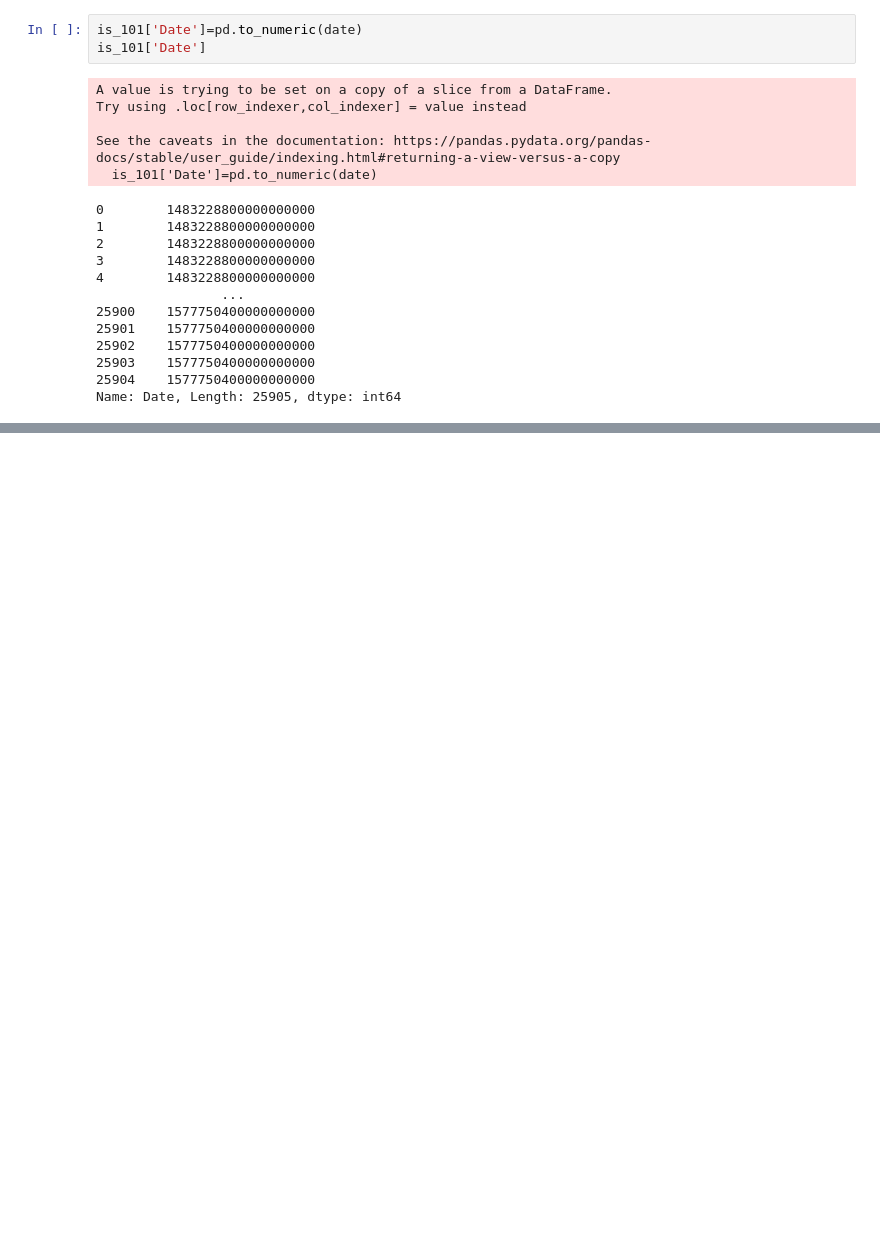
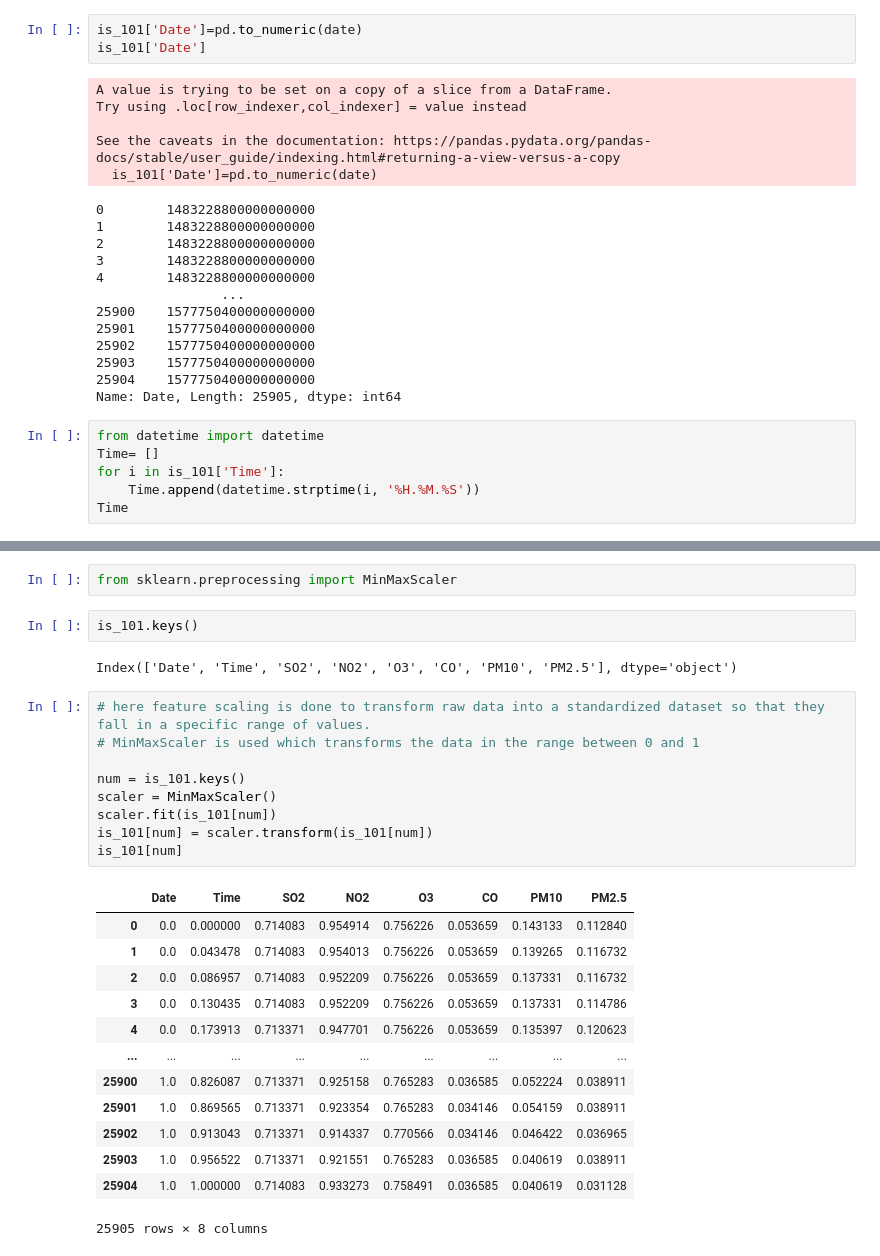
Before and after one commit to HanSaemLee/MachineLearning, a Jupyter notebook: 과제를똑같이만들어봄.ipynb, the cells around one changed output, grey strips where cells are left out. Saved outputs shown, nothing was run; the diff lists cells and outputs as text; blank space fills up the shorter version.

```diff
--- a/과제를똑같이만들어봄.ipynb
+++ b/과제를똑같이만들어봄.ipynb
@@ -287,3 +291,9 @@ See the caveats in the documentation: https://pandas.pydata.org/pandas-docs/stab
 25903    1577750400000000000
 25904    1577750400000000000
 Name: Date, Length: 25905, dtype: int64
+# %%
+from datetime import datetime
+Time= []
+for i in is_101['Time']:
+    Time.append(datetime.strptime(i, '%H.%M.%S'))
+Time
@@ -289,0 +379,29 @@ Name: Date, Length: 25905, dtype: int64
+# %%
+from sklearn.preprocessing import MinMaxScaler
+# %%
+is_101.keys()
+# %% [output]
+Index(['Date', 'Time', 'SO2', 'NO2', 'O3', 'CO', 'PM10', 'PM2.5'], dtype='object')
+# %%
+# here feature scaling is done to transform raw data into a standardized dataset so that they fall in a specific range of values.
+# MinMaxScaler is used which transforms the data in the range between 0 and 1
+
+num = is_101.keys()
+scaler = MinMaxScaler()
+scaler.fit(is_101[num])
+is_101[num] = scaler.transform(is_101[num])
+is_101[num]
+# %% [output]
+|  | Date | Time | SO2 | NO2 | O3 | CO | PM10 | PM2.5 |
+| 0 | 0.0 | 0.000000 | 0.714083 | 0.954914 | 0.756226 | 0.053659 | 0.143133 | 0.112840 |
+| 1 | 0.0 | 0.043478 | 0.714083 | 0.954013 | 0.756226 | 0.053659 | 0.139265 | 0.116732 |
+| 2 | 0.0 | 0.086957 | 0.714083 | 0.952209 | 0.756226 | 0.053659 | 0.137331 | 0.116732 |
+| 3 | 0.0 | 0.130435 | 0.714083 | 0.952209 | 0.756226 | 0.053659 | 0.137331 | 0.114786 |
+| 4 | 0.0 | 0.173913 | 0.713371 | 0.947701 | 0.756226 | 0.053659 | 0.135397 | 0.120623 |
+| ... | ... | ... | ... | ... | ... | ... | ... | ... |
+| 25900 | 1.0 | 0.826087 | 0.713371 | 0.925158 | 0.765283 | 0.036585 | 0.052224 | 0.038911 |
+| 25901 | 1.0 | 0.869565 | 0.713371 | 0.923354 | 0.765283 | 0.034146 | 0.054159 | 0.038911 |
+| 25902 | 1.0 | 0.913043 | 0.713371 | 0.914337 | 0.770566 | 0.034146 | 0.046422 | 0.036965 |
+| 25903 | 1.0 | 0.956522 | 0.713371 | 0.921551 | 0.765283 | 0.036585 | 0.040619 | 0.038911 |
+| 25904 | 1.0 | 1.000000 | 0.714083 | 0.933273 | 0.758491 | 0.036585 | 0.040619 | 0.031128 |
+25905 rows × 8 columns
```
Also changed, not shown: parts of 8 cells of this notebook, 5 other files.
